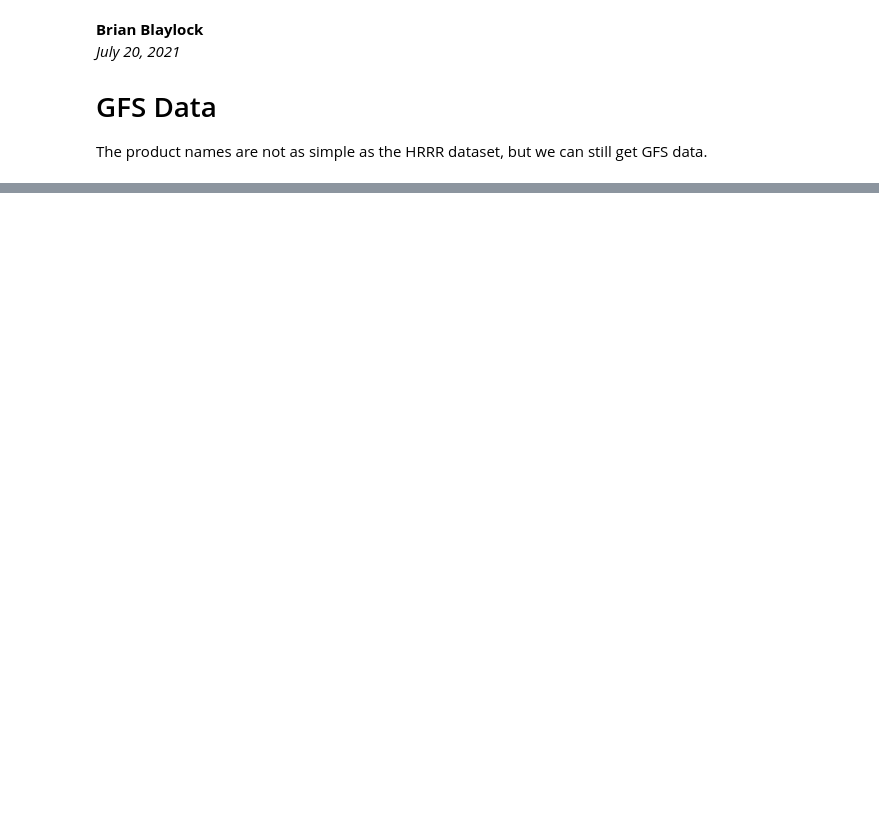
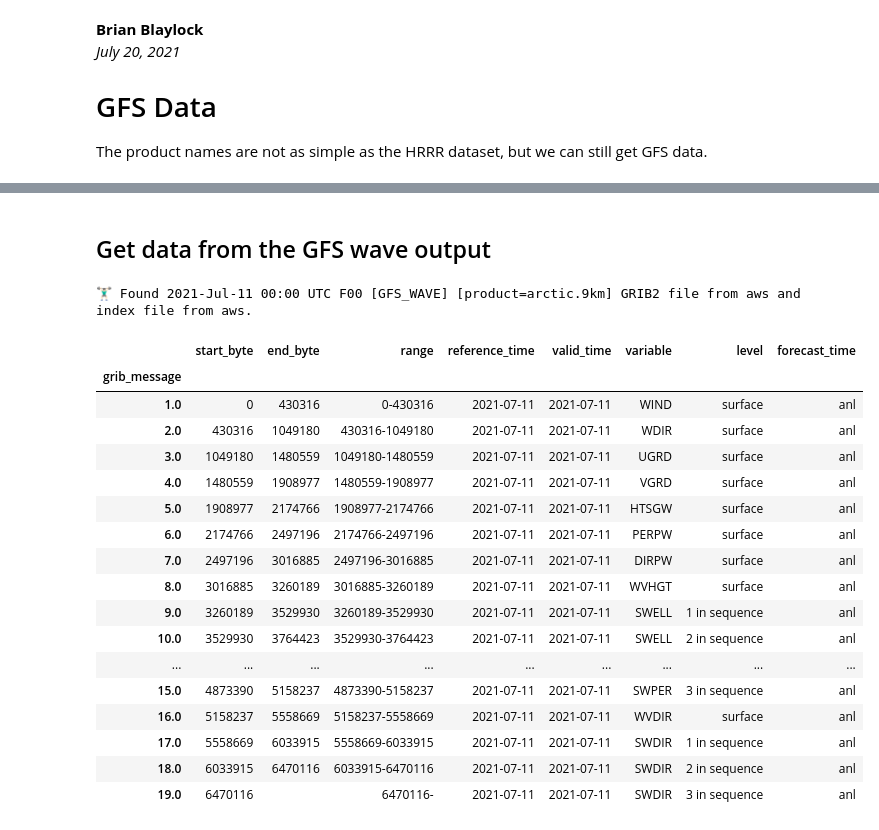
Before and after one commit to amotl/herbie-without-docs, a Jupyter notebook: docs/user_guide/notebooks/data_gfs.ipynb, the cells around one changed output, grey strips where cells are left out. Drawn from its saved outputs; the diff is of its cells as text; code cells hidden in the pictures; blank space fills up the shorter version.

```diff
--- a/docs/user_guide/notebooks/data_gfs.ipynb
+++ b/docs/user_guide/notebooks/data_gfs.ipynb
@@ -62,0 +61,28 @@ Text(0.0, 1.0, 'GFS')
+# %% [markdown]
+## Get data from the GFS wave output
+# %%
+H = Herbie('2021-07-11',
+           model='gfs_wave')
+# %% [output]
+🏋🏻‍♂️ Found 2021-Jul-11 00:00 UTC F00 [GFS_WAVE] [product=arctic.9km] GRIB2 file from aws and index file from aws.
+# %%
+H.read_idx()
+# %% [output]
+|  | start_byte | end_byte | range | reference_time | valid_time | variable | level | forecast_time |
+| grib_message |  |  |  |  |  |  |  |  |
+| 1.0 | 0 | 430316 | 0-430316 | 2021-07-11 | 2021-07-11 | WIND | surface | anl |
+| 2.0 | 430316 | 1049180 | 430316-1049180 | 2021-07-11 | 2021-07-11 | WDIR | surface | anl |
+| 3.0 | 1049180 | 1480559 | 1049180-1480559 | 2021-07-11 | 2021-07-11 | UGRD | surface | anl |
+| 4.0 | 1480559 | 1908977 | 1480559-1908977 | 2021-07-11 | 2021-07-11 | VGRD | surface | anl |
+| 5.0 | 1908977 | 2174766 | 1908977-2174766 | 2021-07-11 | 2021-07-11 | HTSGW | surface | anl |
+| 6.0 | 2174766 | 2497196 | 2174766-2497196 | 2021-07-11 | 2021-07-11 | PERPW | surface | anl |
+| 7.0 | 2497196 | 3016885 | 2497196-3016885 | 2021-07-11 | 2021-07-11 | DIRPW | surface | anl |
+| 8.0 | 3016885 | 3260189 | 3016885-3260189 | 2021-07-11 | 2021-07-11 | WVHGT | surface | anl |
+| 9.0 | 3260189 | 3529930 | 3260189-3529930 | 2021-07-11 | 2021-07-11 | SWELL | 1 in sequence | anl |
+| 10.0 | 3529930 | 3764423 | 3529930-3764423 | 2021-07-11 | 2021-07-11 | SWELL | 2 in sequence | anl |
+| ... | ... | ... | ... | ... | ... | ... | ... | ... |
+| 15.0 | 4873390 | 5158237 | 4873390-5158237 | 2021-07-11 | 2021-07-11 | SWPER | 3 in sequence | anl |
+| 16.0 | 5158237 | 5558669 | 5158237-5558669 | 2021-07-11 | 2021-07-11 | WVDIR | surface | anl |
+| 17.0 | 5558669 | 6033915 | 5558669-6033915 | 2021-07-11 | 2021-07-11 | SWDIR | 1 in sequence | anl |
+| 18.0 | 6033915 | 6470116 | 6033915-6470116 | 2021-07-11 | 2021-07-11 | SWDIR | 2 in sequence | anl |
+| 19.0 | 6470116 |  | 6470116- | 2021-07-11 | 2021-07-11 | SWDIR | 3 in sequence | anl |
```
Also changed, not shown: parts of 8 cells of this notebook, 19 other files.
